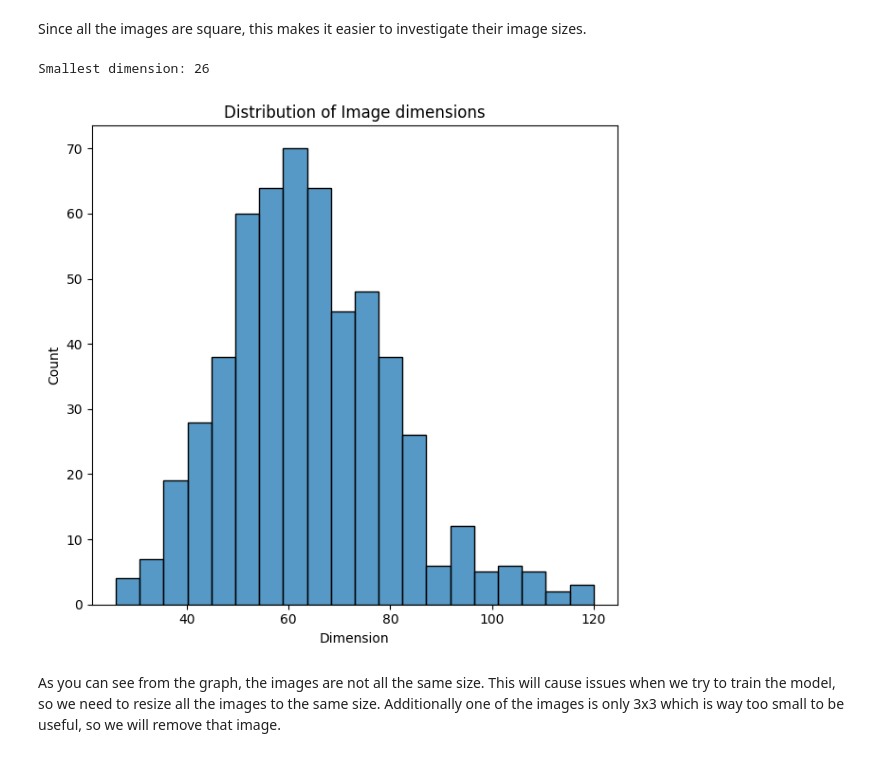
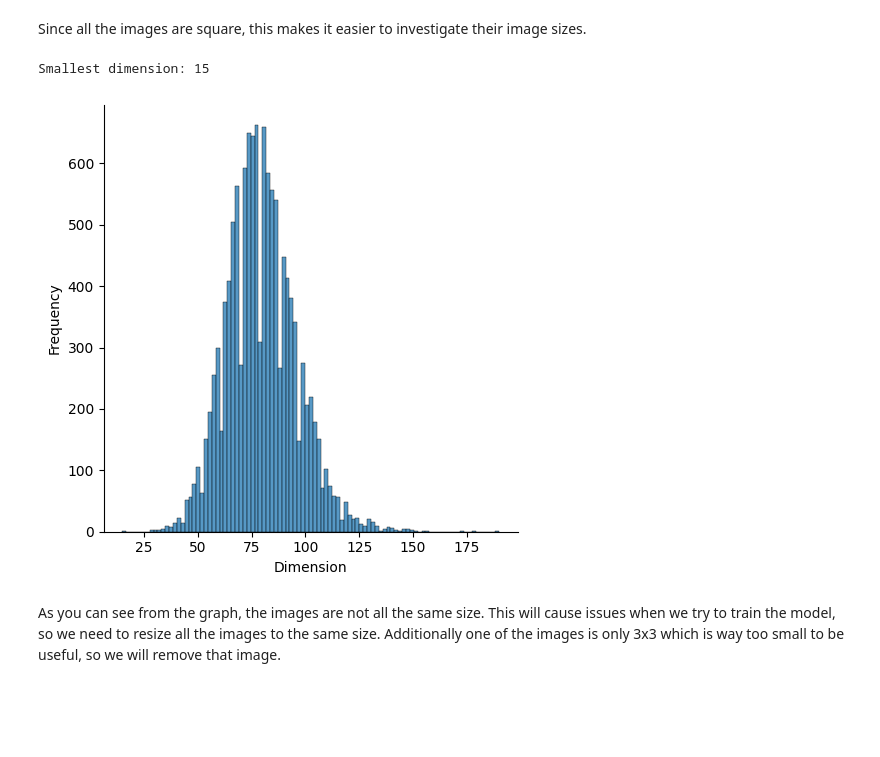
Before and after one commit to m-pluta/machine-learning, a Jupyter notebook: vsdc48.ipynb, the cells around one changed output. Cells and saved outputs as stored; diff of their text form; code cells hidden in the pictures; blank space fills up the shorter version.

```diff
--- a/vsdc48.ipynb
+++ b/vsdc48.ipynb
@@ -30,6 +30,9 @@ TRAIN_DIR = os.path.join(DIR, 'CASIA-HWDB_Train/Train/')
 TEST_DIR = os.path.join(DIR, 'CASIA-HWDB_Test/Test/')
 
 DATA_DIR = 'data/'
+DATA_TRAIN_DIR = os.path.join(DATA_DIR, 'train')
+DATA_VAL_DIR = os.path.join(DATA_DIR, 'val')
+DATA_TEST_DIR = os.path.join(DATA_DIR, 'test')
 # %% [markdown]
 # Data investigation
 # %% [markdown]
@@ -43,8 +46,8 @@ print(len(image_classes_test), image_classes_test)
 if image_classes_train == image_classes_test:
     print('The same classes are in each folder')
     # image_classes = set(['零', '一', '二'])
-    image_classes = set(['零', '一', '二', '三', '四', '五', '六', '七', '八', '九', '十'])
-    # image_classes = image_classes_train
+    # image_classes = set(['零', '一', '二', '三', '四', '五', '六', '七', '八', '九', '十'])
+    image_classes = image_classes_train
 else:
     print('The two folders contain different classes')
 # %% [output]
@@ -62,20 +65,20 @@ if os.path.exists(DATA_DIR):
 
 #Create the new directory
 os.mkdir(DATA_DIR)
-for dir in ('train', 'test', 'val'):
+for dir in (DATA_TRAIN_DIR, DATA_TEST_DIR, DATA_VAL_DIR):
     for image_class in image_classes:
-        path = os.path.join(DATA_DIR, dir, image_class)
+        path = os.path.join(dir, image_class)
         os.makedirs(path)
 # %% [markdown]
 Now let's combine the train and test data into one directory. This is specified by the `DATA_DIR` variable.
 # %%
 # Store how many of each class there are
 class_counts = {}
-max_images_per_class = 50
+max_images_per_class = 70
 
-TRAIN_SPLIT = 0.70
-TEST_SPLIT  = 0.15
-VAL_SPLIT   = 0.15
+TRAIN_SPLIT = 5/7
+TEST_SPLIT  = 1/7
+VAL_SPLIT   = 1/7
 
 for image_class in image_classes:
     images = []
@@ -97,16 +100,15 @@ for image_class in image_classes:
     images = random.choices(images, k=num_images)
 
     # Define the bounds of the splits
-    train = ('train', 0, int(TRAIN_SPLIT*num_images))
-    test = ('test', train[2], train[2] + int(TEST_SPLIT*num_images))
-    val = ('val', test[2], num_images)
-    splits = (train, test, val)
+    train = (DATA_TRAIN_DIR, 0, int(TRAIN_SPLIT*num_images))
+    test = (DATA_TEST_DIR, train[2], train[2] + int(TEST_SPLIT*num_images))
+    val = (DATA_VAL_DIR, test[2], num_images)
 
     # Iterate over the splits and images and copy them to the data directory
-    for split in splits:
+    for split in (train, test, val):
         for i, image in enumerate(images[split[1]:split[2]]):
             new_filename = f"{i+1}.png"
-            destination_path = os.path.join(DATA_DIR, split[0], image_class, new_filename)
+            destination_path = os.path.join(split[0], image_class, new_filename)
             shutil.copy(image, destination_path)
 # %% [markdown]
 Now lets check how many images we have in each class and see how balanced the classes are.
@@ -189,17 +191,15 @@ Since all the images are square, this makes it easier to investigate their image
 # %%
 print(f"Smallest dimension: {min(image_sizes)}")
 
 # Plotting
-plt.figure(figsize=(12, 6))
-plt.subplot(1, 2, 1)
-sns.histplot(image_sizes)
-plt.title('Distribution of Image dimensions')
+sns.displot(image_sizes)
 plt.xlabel('Dimension')
+plt.ylabel('Frequency')
 plt.tight_layout()
 plt.show()
 # %% [output]
-Smallest dimension: 26
+Smallest dimension: 15
-[figure, old version]
+[figure, new version]
 # %% [markdown]
 As you can see from the graph, the images are not all the same size. This will cause issues when we try to train the model, so we need to resize all the images to the same size. Additionally one of the images is only 3x3 which is way too small to be useful, so we will remove that image.
 # %%
```
Also changed, not shown: parts of 23 cells of this notebook.
